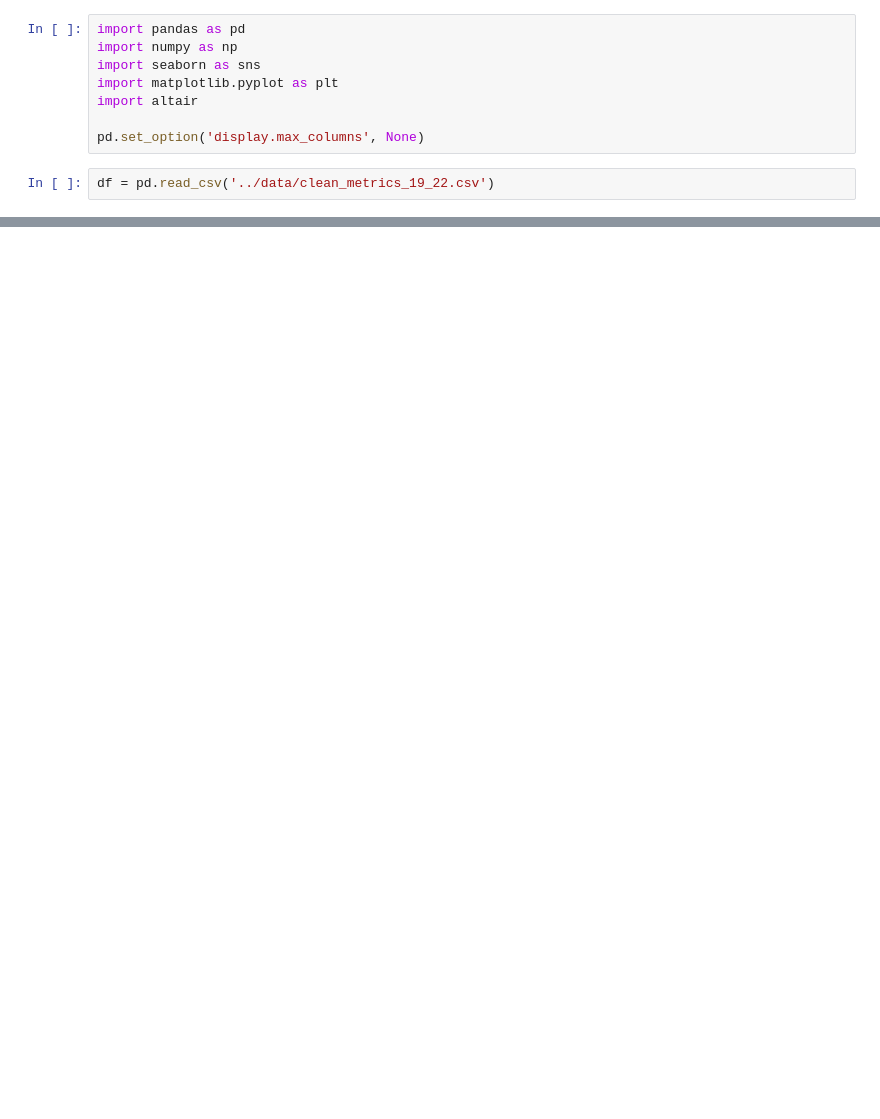
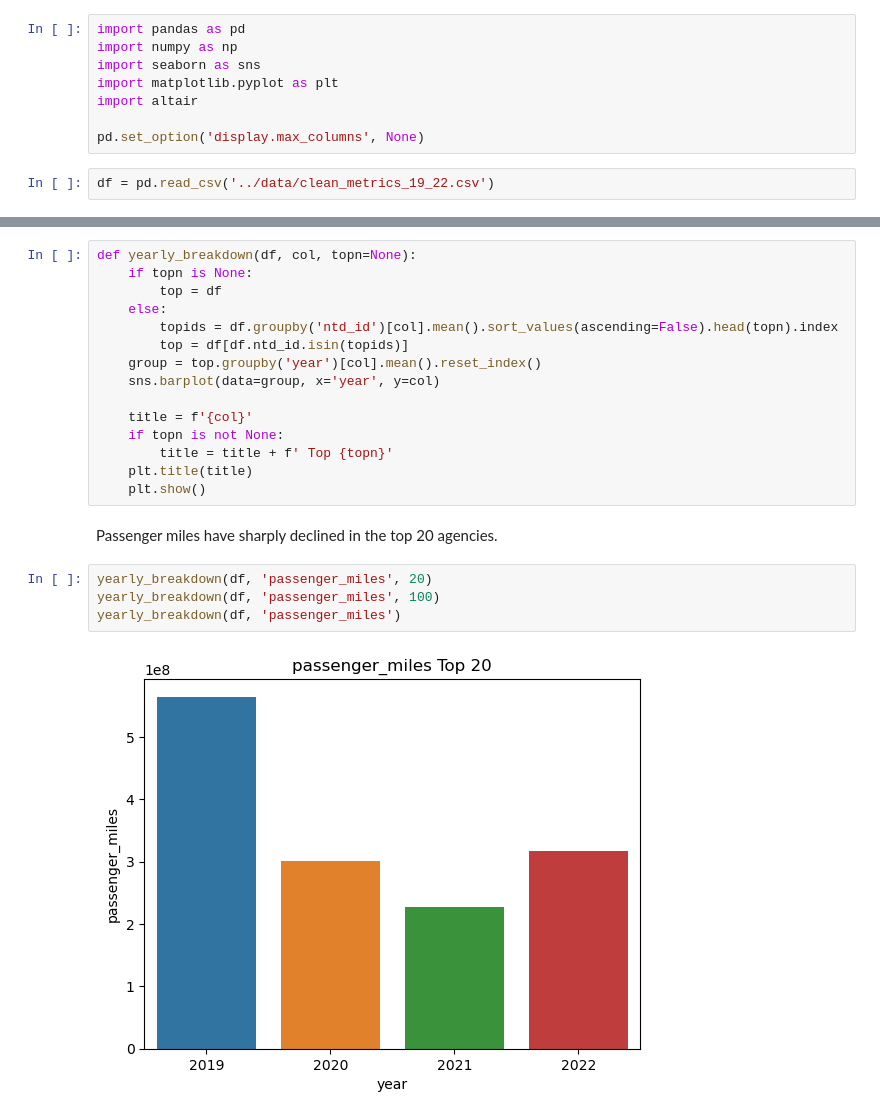
Before and after one commit to jackvandeleuv/95885-project1, a Jupyter notebook: eda/2-22-24.ipynb, the cells around one changed output, grey strips where cells are left out. Cells and saved outputs as stored; diff of their text form; blank space fills up the shorter version.

```diff
--- a/eda/2-22-24.ipynb
+++ b/eda/2-22-24.ipynb
@@ -46,0 +57,23 @@ Name: cost_per_passenger, dtype: float64
+# %%
+def yearly_breakdown(df, col, topn=None):
+    if topn is None:
+        top = df
+    else:
+        topids = df.groupby('ntd_id')[col].mean().sort_values(ascending=False).head(topn).index
+        top = df[df.ntd_id.isin(topids)]
+    group = top.groupby('year')[col].mean().reset_index()
+    sns.barplot(data=group, x='year', y=col)
+
+    title = f'{col}'
+    if topn is not None:
+        title = title + f' Top {topn}'
+    plt.title(title)
+    plt.show()
+# %% [markdown]
+Passenger miles have sharply declined in the top 20 agencies.
+# %%
+yearly_breakdown(df, 'passenger_miles', 20)
+yearly_breakdown(df, 'passenger_miles', 100)
+yearly_breakdown(df, 'passenger_miles')
+# %% [output]
+[figure, added]
```
Also changed, not shown: parts of 21 cells of this notebook.
